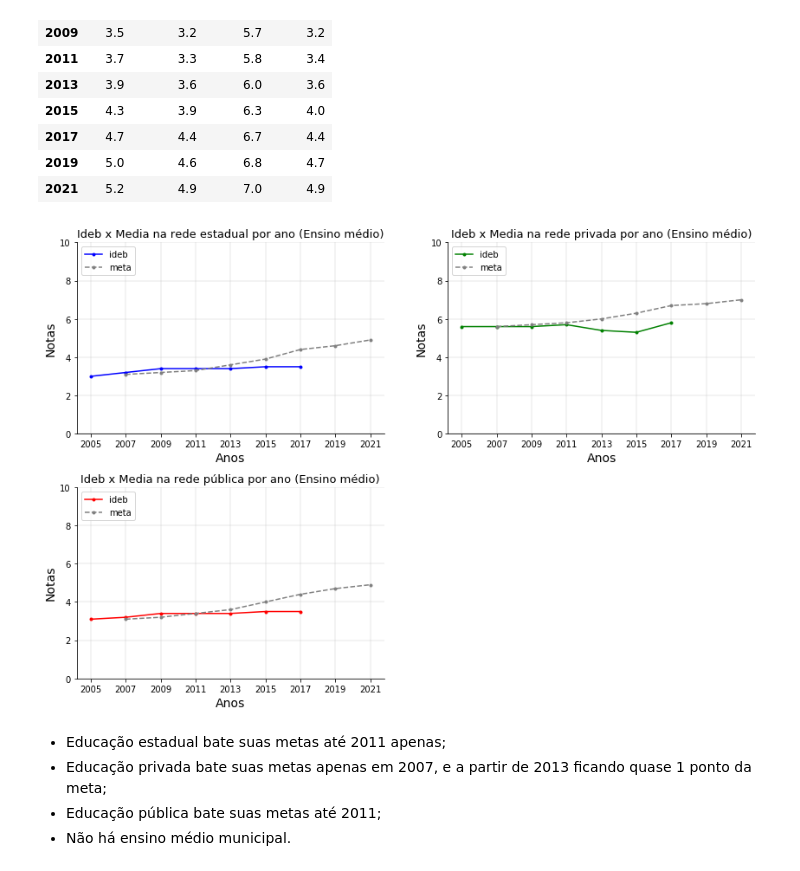
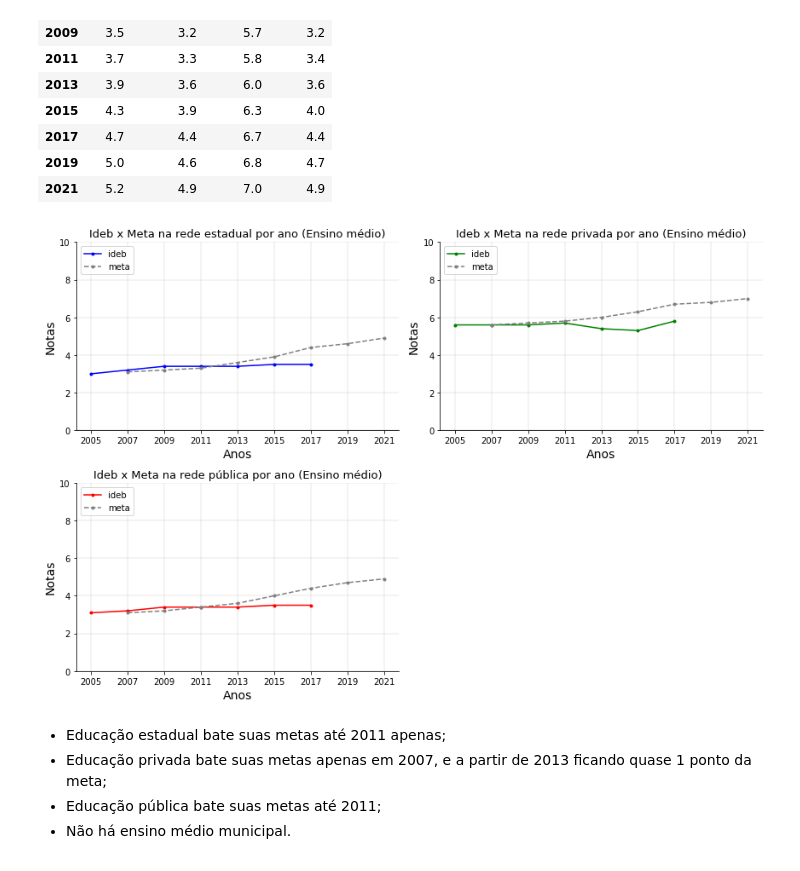
Before and after one commit to heavyrick/datascience, a Jupyter notebook: analises/ideb/ideb_nacional.ipynb, the cells around one changed output. Drawn from its saved outputs; the diff is of its cells as text; code cells hidden in the pictures.

```diff
--- a/analises/ideb/ideb_nacional.ipynb
+++ b/analises/ideb/ideb_nacional.ipynb
@@ -248,7 +249,7 @@ for i,j in zip(idm_nota1.columns[1:], range(1,5)):
     plt.ylim(lower_value, higher_value)
     plt.ylabel('Notas', fontsize=14)
     plt.xlabel('Anos', fontsize=14)
-    plt.title('Ideb x Media na rede ' + i + ' por ano (Anos iniciais)', fontsize=13)
+    plt.title('Ideb x Meta na rede ' + i + ' por ano (Anos iniciais)', fontsize=13)
     plt.grid(linestyle='-', linewidth=0.3)
     sns.despine()
 
@@ -609,29 +610,29 @@ idm_meta3
 # %%
 cols = ['ideb', 'meta'] # legendas
 colors = ['white','blue', 'green', 'red'] # cores das linhas
 
 fig, ax = plt.subplots(nrows=2, ncols=2, figsize=(12, 8))
 
 # Plotar os gráficos
 for i,j in zip(idm_nota3.columns[1:], range(1,4)):
     plt.subplot(2,2,j)
     plt.plot(idm_nota3.index, idm_nota3[i], '.-', color=colors[j])
     plt.plot(idm_meta3.index, idm_meta3[i], '.--', color='grey')
 
     plt.legend(cols, loc='upper left')
     plt.ylim(0, 10)
     plt.ylabel('Notas', fontsize=14)
     plt.xlabel('Anos', fontsize=14)
-    plt.title('Ideb x Media na rede ' + i + ' por ano (Ensino médio)', fontsize=13)
+    plt.title('Ideb x Meta na rede ' + i + ' por ano (Ensino médio)', fontsize=13)
     plt.grid(linestyle='-', linewidth=0.3)
     sns.despine()
     ax[-1, -1].axis('off') # esconde o último gráfico sem dados
 
 plt.tight_layout()
 plt.show()
 #fig.savefig('images/nota_media_ensino_medio_nacional.png')
 # %% [output]
-[figure, old version]
+[figure, new version]
 # %% [markdown]
 * Educação estadual bate suas metas até 2011 apenas;
 * Educação privada bate suas metas apenas em 2007, e a partir de 2013 ficando quase 1 ponto da meta;
```
Also changed, not shown: parts of 10 cells of this notebook, 1 other file.
